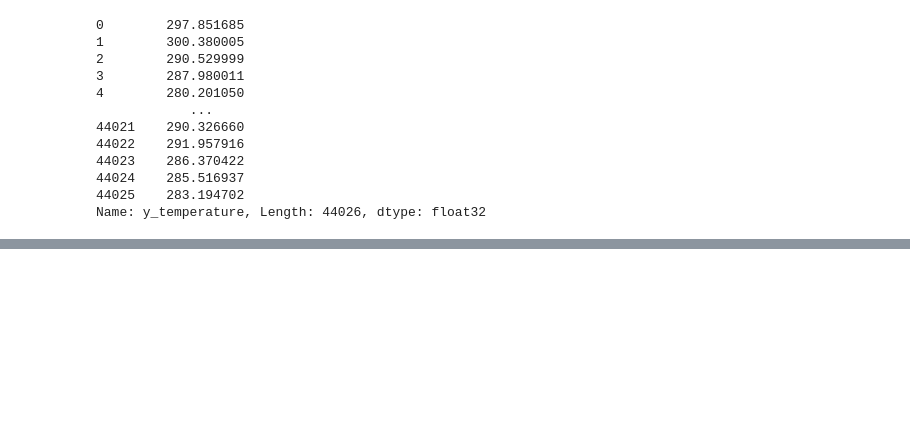
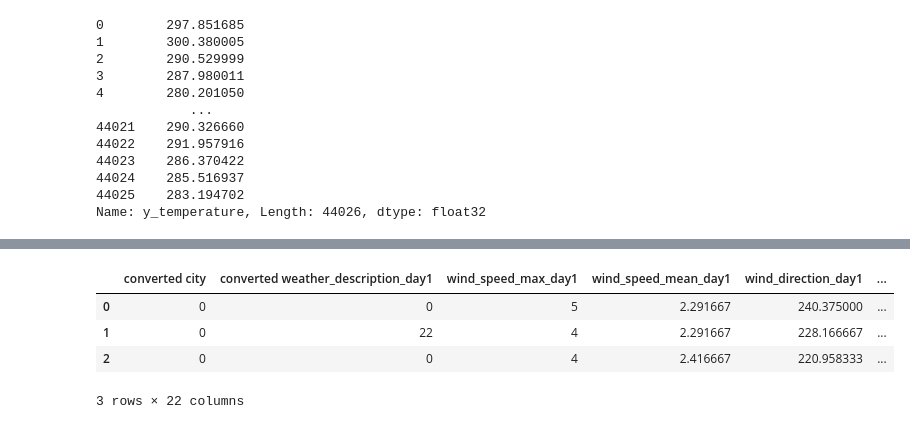
Before and after one commit to Walczi123/Weather_Prediction_Artificial_Neural_Networks_Project_III, a Jupyter notebook: test.ipynb, the cells around one changed output, grey strips where cells are left out. Drawn from its saved outputs; the diff is of its cells as text; code cells hidden in the pictures; blank space fills up the shorter version.

```diff
--- a/test.ipynb
+++ b/test.ipynb
@@ -325,0 +379,12 @@ Name: y_temperature, Length: 44026, dtype: float32
+# %%
+x_test1, _ = convert_str_variable(x_test, 'city', drop=True, rename_dict=rename_dict_city)
+x_test1, _ = convert_str_variable(x_test1, 'weather_description_day1', drop=True, rename_dict=rename_dict_weather_description)
+x_test1, _ = convert_str_variable(x_test1, 'weather_description_day2', drop=True, rename_dict=rename_dict_weather_description)
+x_test1, _ = convert_str_variable(x_test1, 'weather_description_day3', drop=True, rename_dict=rename_dict_weather_description)
+x_test1.head(3)
+# %% [output]
+|  | converted city | converted weather_description_day1 | wind_speed_max_day1 | wind_speed_mean_day1 | wind_direction_day1 | ... |
+| 0 | 0 | 0 | 5 | 2.291667 | 240.375000 | ... |
+| 1 | 0 | 22 | 4 | 2.291667 | 228.166667 | ... |
+| 2 | 0 | 0 | 4 | 2.416667 | 220.958333 | ... |
+3 rows × 22 columns
```
Also changed, not shown: parts of 16 cells of this notebook.
